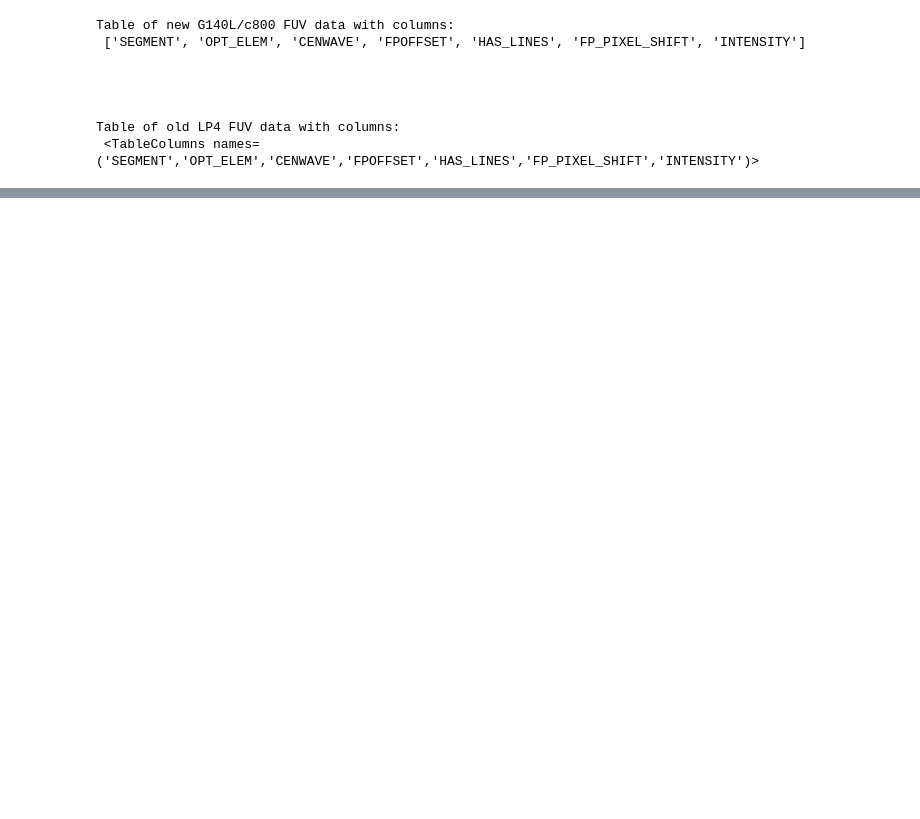
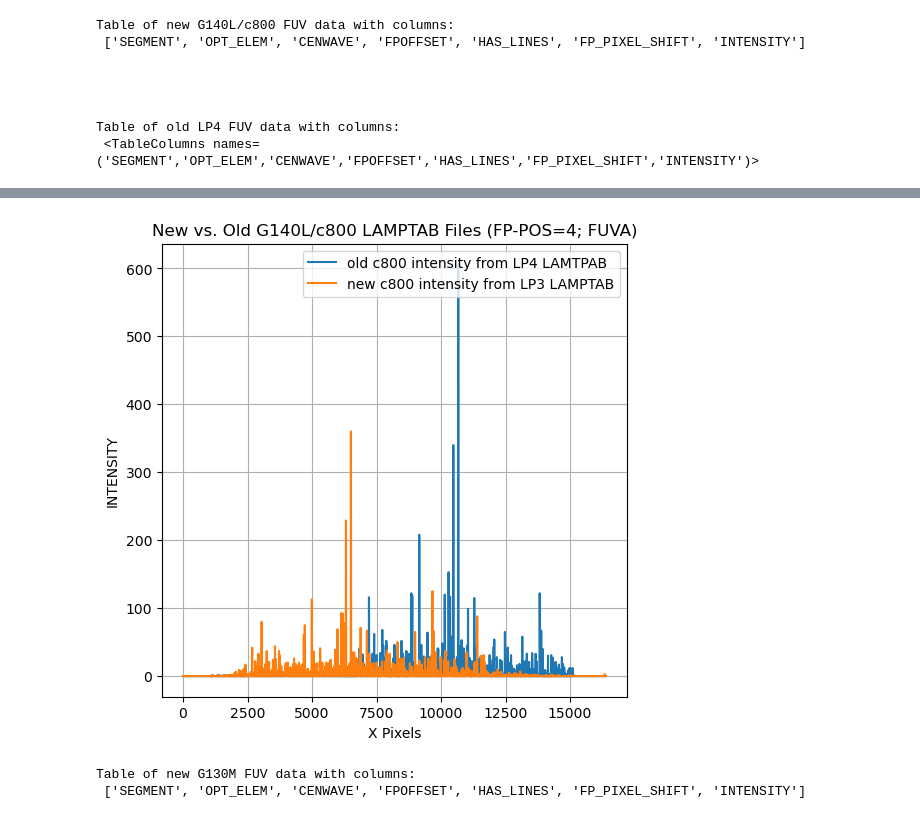
Before and after one commit to alechirschauer/COS-LP5-Lamp-Tabs, a Jupyter notebook: COS_LP5_LP3_LAMPTABs_testing_12July2021.ipynb, the cells around one changed output, grey strips where cells are left out. Saved outputs shown, nothing was run; the diff lists cells and outputs as text; code cells hidden in the pictures; blank space fills up the shorter version.

```diff
--- a/COS_LP5_LP3_LAMPTABs_testing_12July2021.ipynb
+++ b/COS_LP5_LP3_LAMPTABs_testing_12July2021.ipynb
@@ -225,0 +312,50 @@ plt.close()
+# %%
+# 10
+
+selnew = np.where((fuv_G140Lc800_data['CENWAVE'] == 800) &
+               (fuv_G140Lc800_data['SEGMENT'] == 'FUVA') &
+               (fuv_G140Lc800_data['FPOFFSET'] == 1))
+
+selold = np.where((fuv_lampdataLP4_old['CENWAVE'] == 800) &
+               (fuv_lampdataLP4_old['SEGMENT'] == 'FUVA') &
+               (fuv_lampdataLP4_old['FPOFFSET'] == 1))
+
+new_intensity = fuv_G140Lc800_data[selnew[0][0]]["INTENSITY"]
+old_intensity = fuv_lampdataLP4_old[selold[0][0]]["INTENSITY"]
+
+fig1, ax = plt.subplots(1,1,figsize=(6,6), dpi=100)
+ax.plot(old_intensity, label="old c800 intensity from LP4 LAMTPAB")
+ax.plot(new_intensity, label="new c800 intensity from LP3 LAMPTAB")
+
+ax.set_title("New vs. Old G140L/c800 LAMPTAB Files (FP-POS=4; FUVA)")
+ax.set_xlabel("X Pixels")
+ax.set_ylabel("INTENSITY")
+
+plt.legend()
+plt.grid(True)
+plt.show()
+plt.close()
+# %% [output]
+[figure, added]
+# %%
+# 11
+
+# Now that we've done the comparisons for G140L/c800,
+# let's take a look at the G130M cenwaves.
+#
+# There are five we're interested in (1921, 1300, 1309, 1318, and 1327),
+# and each one has four FP-POS position settings, plus all have
+# both the FUVA and FUVB segments.
+#
+# First we'll have to parse the relevant _lamp.fits file:
+# (remembering that the old LP4 file has apready been parsed)
+
+fuv_G130M_data = Table.read('LP5_G130M_fuv_28June2021_lamp.fits')
+columns_G130M = fuv_G130M_data.colnames
+# Print basic info about the table's columns
+print("\n\nTable of new G130M FUV data with columns:\n",columns_G130M, "\n\n")
+# Display a representation of the data table:
+#fuv_G130M_data
+# %% [output]
+Table of new G130M FUV data with columns:
+ ['SEGMENT', 'OPT_ELEM', 'CENWAVE', 'FPOFFSET', 'HAS_LINES', 'FP_PIXEL_SHIFT', 'INTENSITY']
```
Also changed, not shown: parts of 15 cells of this notebook.
